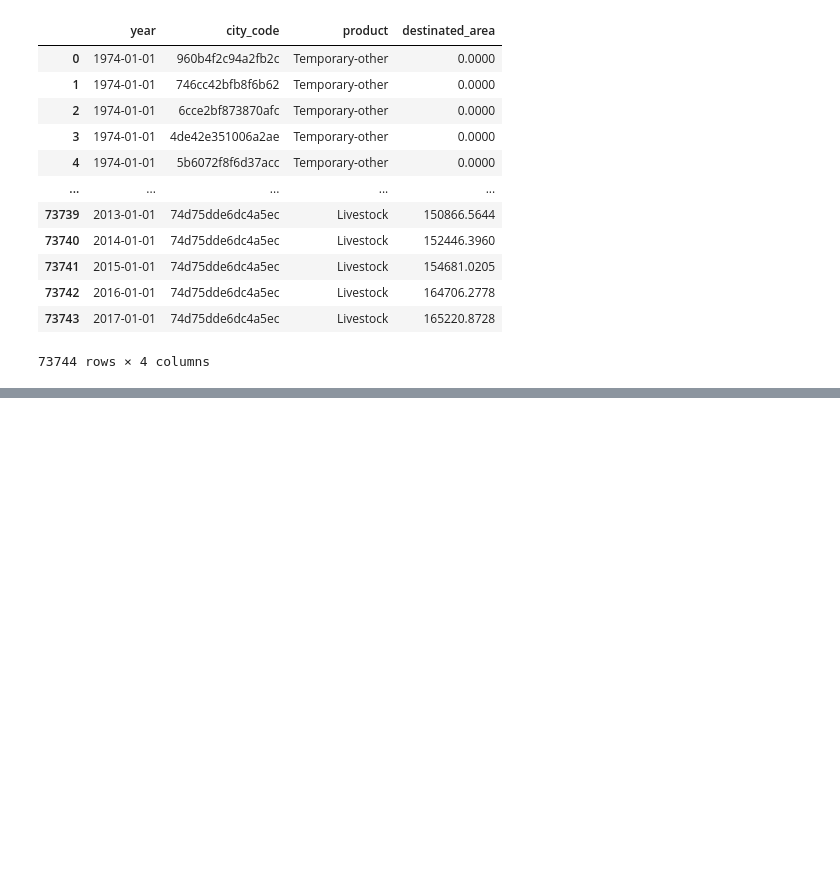
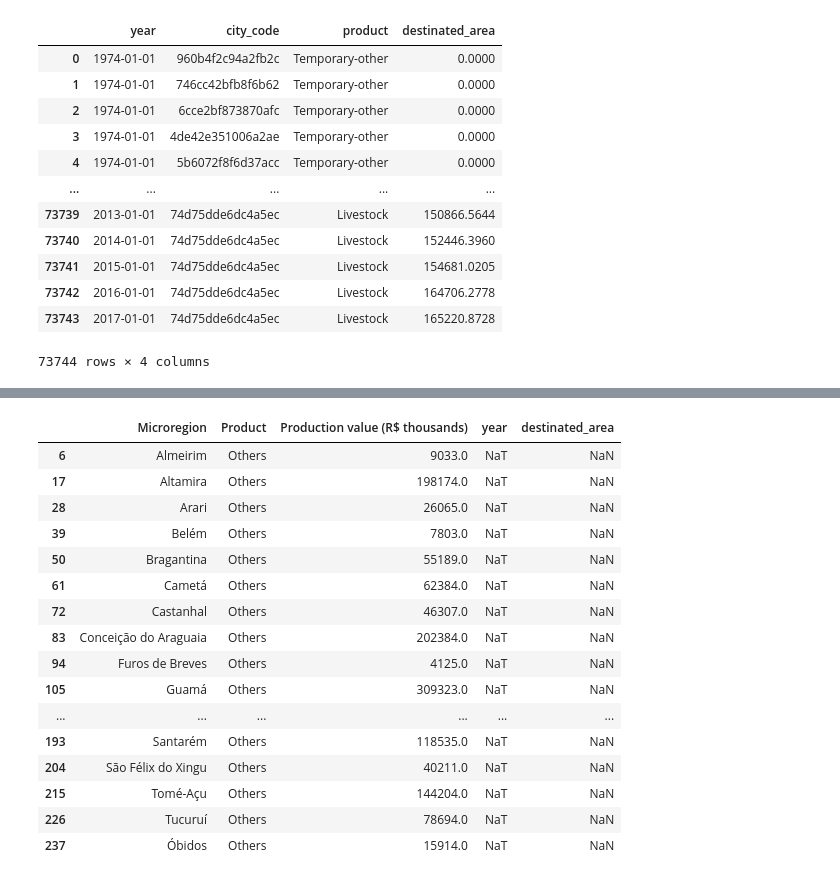
Before and after one commit to CEDipEngineering/BainStrategicChallenge, a Jupyter notebook: FaseFinal/explore.ipynb, the cells around one changed output, grey strips where cells are left out. Cells and saved outputs as stored; diff of their text form; code cells hidden in the pictures; blank space fills up the shorter version.

```diff
--- a/FaseFinal/explore.ipynb
+++ b/FaseFinal/explore.ipynb
@@ -235,3 +237,4 @@ df_mic_prod_area_by_year.loc[df_mic_prod_area_by_year['year'] == '2017-01-01']
 264 rows × 4 columns
 # %%
-df_mic_prod_area_by_year = df_mic.merge(df_val, on='City ID_CodIbge', how='right')[['year', 'Microregion', 'Product', 'Production value (R$ thousands)']].groupby(['year', 'Microregion', 'Product']).sum().reset_index()
+df_mic_prod_value_by_year = df_mic.merge(df_val, on='City ID_CodIbge', how='right')[['Microregion', 'Product', 'Production value (R$ thousands)']].groupby(['Microregion', 'Product']).sum().reset_index()
+df_mic_prod_value_by_year
@@ -251,0 +255,3 @@ df_val.head(3)
+# %%
+val_by_area = df_mic_prod_value_by_year.merge(df_mic_prod_area_by_year, on=['Microregion', 'Product'], how = 'outer')
+val_by_area
@@ -251,0 +272,20 @@ df_val.head(3)
+# %%
+val_by_area.loc[val_by_area['destinated_area'].isna()]
+# %% [output]
+|  | Microregion | Product | Production value (R$ thousands) | year | destinated_area |
+| 6 | Almeirim | Others | 9033.0 | NaT | NaN |
+| 17 | Altamira | Others | 198174.0 | NaT | NaN |
+| 28 | Arari | Others | 26065.0 | NaT | NaN |
+| 39 | Belém | Others | 7803.0 | NaT | NaN |
+| 50 | Bragantina | Others | 55189.0 | NaT | NaN |
+| 61 | Cametá | Others | 62384.0 | NaT | NaN |
+| 72 | Castanhal | Others | 46307.0 | NaT | NaN |
+| 83 | Conceição do Araguaia | Others | 202384.0 | NaT | NaN |
+| 94 | Furos de Breves | Others | 4125.0 | NaT | NaN |
+| 105 | Guamá | Others | 309323.0 | NaT | NaN |
+| ... | ... | ... | ... | ... | ... |
+| 193 | Santarém | Others | 118535.0 | NaT | NaN |
+| 204 | São Félix do Xingu | Others | 40211.0 | NaT | NaN |
+| 215 | Tomé-Açu | Others | 144204.0 | NaT | NaN |
+| 226 | Tucuruí | Others | 78694.0 | NaT | NaN |
+| 237 | Óbidos | Others | 15914.0 | NaT | NaN |
```
Also changed, not shown: parts of 11 cells of this notebook, 1 other file.
